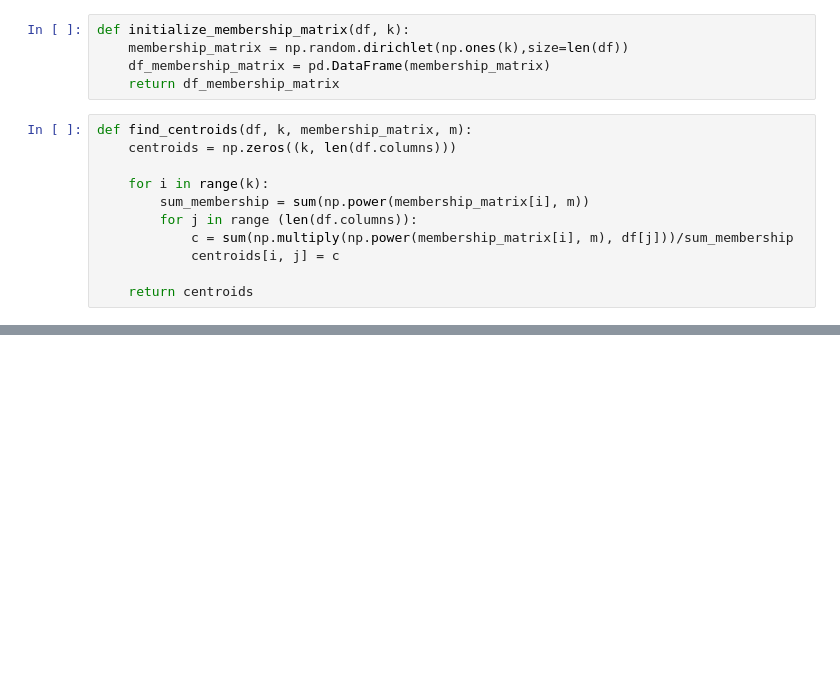
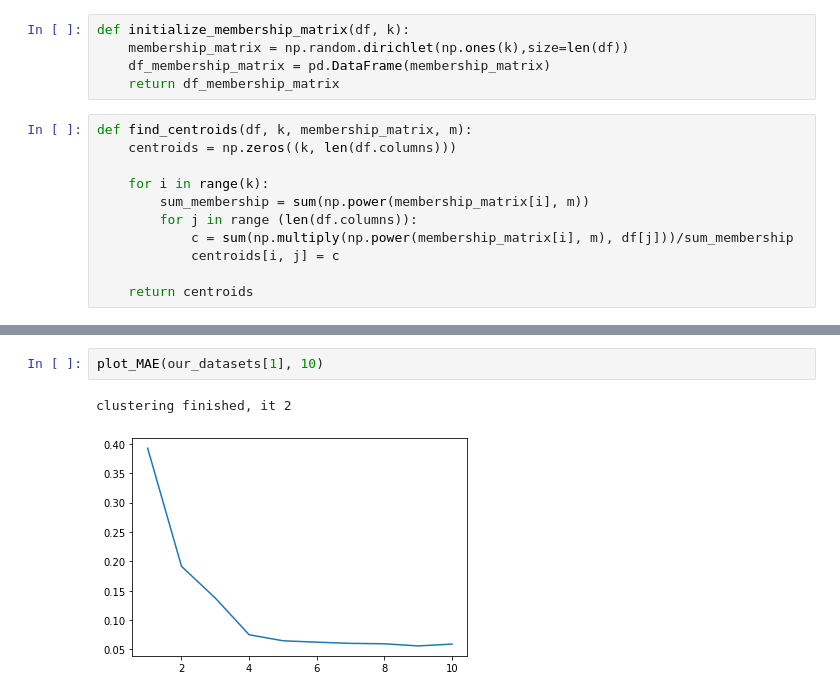
Before and after one commit to Hosein-Beheshti/CI-Fuzzy-C-means, a Jupyter notebook: FCM.ipynb, the cells around one changed output, grey strips where cells are left out. Drawn from its saved outputs; the diff is of its cells as text; blank space fills up the shorter version.

```diff
--- a/FCM.ipynb
+++ b/FCM.ipynb
@@ -82,0 +110,5 @@ UnboundLocalError: local variable 'centroids' referenced before assignment
+# %%
+plot_MAE(our_datasets[1], 10)
+# %% [output]
+clustering finished, it 2
+[figure, added]
```
Also changed, not shown: parts of 11 cells of this notebook.
